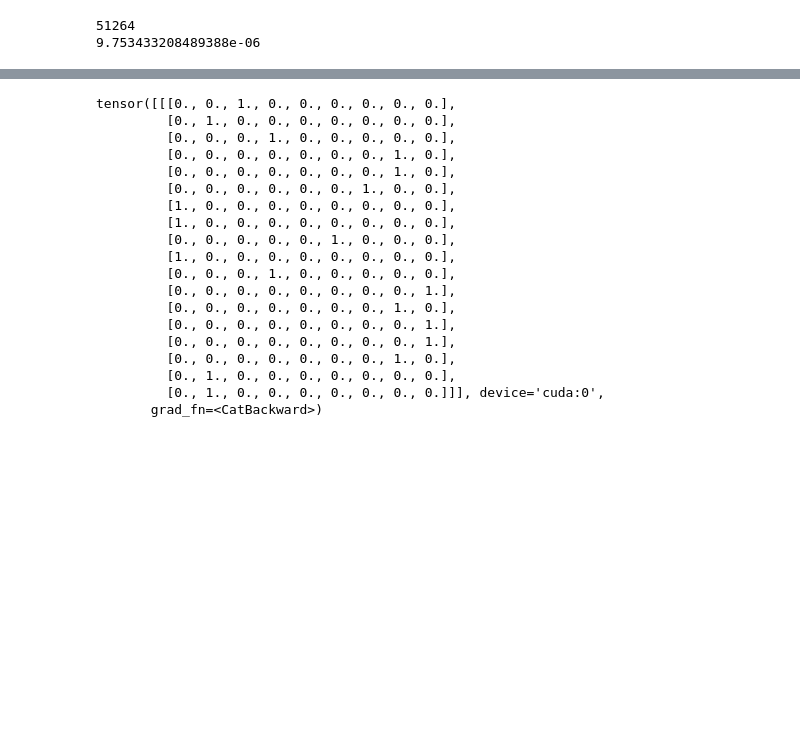
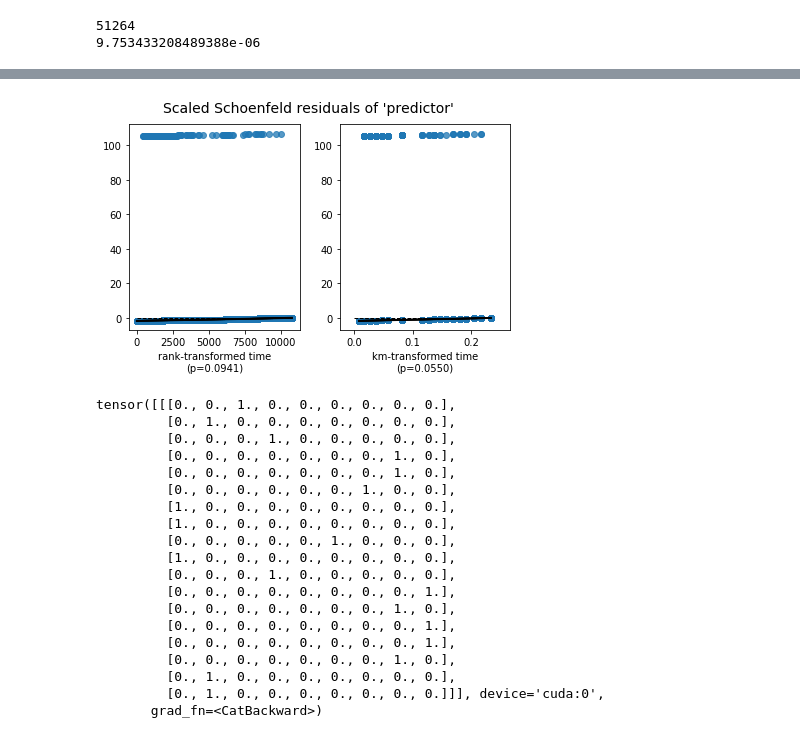
Before and after one commit to dsgelab/FinnGAN, a Jupyter notebook: main.ipynb, the cells around one changed output, grey strips where cells are left out. Cells and saved outputs as stored; diff of their text form; code cells hidden in the pictures; blank space fills up the shorter version.

Commit message:
Improve survival analysis pipeline; add options to train different types of GANs

```diff
--- a/main.ipynb
+++ b/main.ipynb
@@ -777,7 +777,7 @@ tensor([[[0., 0., 1., 0., 0., 0., 0., 0., 0.],
 
 # Define generator evaluation functions
 
-def get_real_and_fake_data(G, dataset, batch_size, sequence_length):
+def get_real_and_fake_data(G, dataset, ignore_similar, batch_size, sequence_length):
     iterator = Iterator(dataset, batch_size = batch_size)
 
     if cuda:
@@ -801,6 +801,11 @@ def get_real_and_fake_data(G, dataset, batch_size, sequence_length):
 
     data = torch.cat(data)
     data_fake = torch.cat(data_fake)
+
+    # Filter those fake samples out which have at least 1 exact match in the real data
+    if ignore_similar:
+        li = get_similarity_score(data_fake, data, True).byte()
+        data_fake = data_fake[~li, :]
 
     return data, data_fake
 
@@ -928,7 +933,7 @@ def get_individual_score(data, data_fake, separate, vocab_size, sequence_length)
 
 
 
-data, data_fake = get_real_and_fake_data(G, train, batch_size, sequence_length)
+data, data_fake = get_real_and_fake_data(G, train, True, batch_size, sequence_length)
 
 score = get_score(data_fake, ENDPOINT, vocab_size)
 print(score)
@@ -967,5 +972,6 @@ Wall time: 10min 52s
 # %%
 #%%time
+from params import *
 
 def get_survival_analysis_input(data, ENDPOINT, event_name, predictor_name, sequence_length):
     event_i = ENDPOINT.vocab.stoi[event_name]
@@ -973,8 +979,12 @@ def get_survival_analysis_input(data, ENDPOINT, event_name, predictor_name, sequ
 
     col_idx = torch.arange(sequence_length)
 
-    start_times = []
-    end_times = []
+    n = data.shape[0]
+    start_times = np.zeros((n,))
+    end_times = np.zeros((n,))
+
+    new_start_times = []
+    new_end_times = []
 
     predictors = (data == predictor_i).byte()
     events = (data == event_i).byte()
@@ -982,7 +992,10 @@ def get_survival_analysis_input(data, ENDPOINT, event_name, predictor_name, sequ
     preds = predictors.any(dim = 1)
     outcomes = events.any(dim = 1)
 
-    for i in range(data.shape[0]):
+    new_preds = []
+    new_outcomes = []
+
+    for i in range(n):
         pred = predictors[i, :]
         event = events[i, :]
 
@@ -1000,14 +1013,29 @@ def get_survival_analysis_input(data, ENDPOINT, event_name, predictor_name, sequ
             start_time = 0
             preds[i] = False
 
-        start_times.append(int(start_time))
-        end_times.append(int(end_time))
+        if start_time > 0:
+            new_start_time = 0
+            new_end_time = start_time
+
+            new_start_times.append(new_start_time)
+            new_end_times.append(new_end_time)
+            new_preds.append(False)
+            new_outcomes.append(False)
+
+        start_times[i] = int(start_time)
+        end_times[i] = int(end_time)
+
+    start_times = np.concatenate([start_times, new_start_times])
+    end_times = np.concatenate([end_times, new_end_times])
 
     start_times = pd.Series(start_times, name='start_time')
     end_times = pd.Series(end_times, name='end_time')
 
-    preds = pd.Series(preds.numpy(), name='predictor')
-    outcomes = pd.Series(outcomes.numpy(), name='outcome')
+    preds = np.concatenate([preds.numpy(), new_preds])
+    outcomes = np.concatenate([outcomes.numpy(), new_outcomes])
+
+    preds = pd.Series(preds, name='predictor')
+    outcomes = pd.Series(outcomes, name='outcome')
 
     res = pd.DataFrame({
         'predictor': preds,
@@ -1019,23 +1047,45 @@ def get_survival_analysis_input(data, ENDPOINT, event_name, predictor_name, sequ
 
 
 
-print(data.shape)
+def analyse(n_rows, event_name, predictor_name):
+    #train, val, ENDPOINT, AGE, SEX, vocab_size, sequence_length, n_individuals = get_dataset(nrows = n_rows)
+    #print('Data loaded, number of individuals:', n_individuals)
 
-surv_inp = get_survival_analysis_input(data_fake, ENDPOINT, 'I9_CHD', 'C3_BREAST', sequence_length)
+    G = RelationalMemoryGenerator(mem_slots, head_size, embed_size, vocab_size, temperature, num_heads, num_blocks)
+    G.load_state_dict(torch.load(G_filename))
+    G.eval()
 
-print(surv_inp.head())
+    #data, data_fake = get_real_and_fake_data(G, train, True, dummy_batch_size, sequence_length)
 
-cph = CoxPHFitter()
-cph.fit(surv_inp, duration_col='duration', event_col='outcome', show_progress=True)
 
-cph.print_summary()  # access the results using cph.summary
 
-surv_inp = get_survival_analysis_input(data, ENDPOINT, 'I9_CHD', 'C3_BREAST', sequence_length)
+    print()
+    print('REAL:')
+    surv_inp = get_survival_analysis_input(data, ENDPOINT, event_name, predictor_name, sequence_length)
 
-print(surv_inp.head())
+    cph = CoxPHFitter()
+    cph.fit(surv_inp, duration_col='duration', event_col='outcome', show_progress=False)
+    cph.print_summary()  # access the results using cph.summary
+    cph.check_assumptions(surv_inp, p_value_threshold=0.05, show_plots=True)
+    plt.show()
+    #cph.plot_covariate_groups('predictor', [0, 1])
+    #plt.savefig('figs/test_real.svg')
 
-cph = CoxPHFitter()
-cph.fit(surv_inp, duration_col='duration', event_col='outcome', show_progress=True)
+    '''
+    print()
+    print('FAKE:')
+    surv_inp = get_survival_analysis_input(data_fake, ENDPOINT, event_name, predictor_name, sequence_length)
 
-cph.print_summary()  # access the results using cph.summary
+    cph = CoxPHFitter()
+    cph.fit(surv_inp, duration_col='duration', event_col='outcome', show_progress=True)
+    cph.print_summary()  # access the results using cph.summary
+    cph.plot_covariate_groups()
+    #plt.savefig('figs/test_fake.svg')
+    '''
+
+
+n_rows = 30_000_000
+event_name = 'I9_CHD'
+predictor_name = 'C3_BREAST'
+analyse(n_rows, event_name, predictor_name)
 # %% [output]
@@ -1059,3 +1109,4 @@ Log-likelihood ratio test = 327.19 on 1 df, -log2(p)=240.52
+[figure, added]
 # %%
 # Test Discriminator output
 
```
Also changed, not shown: parts of 11 cells of this notebook, 7 other files.
